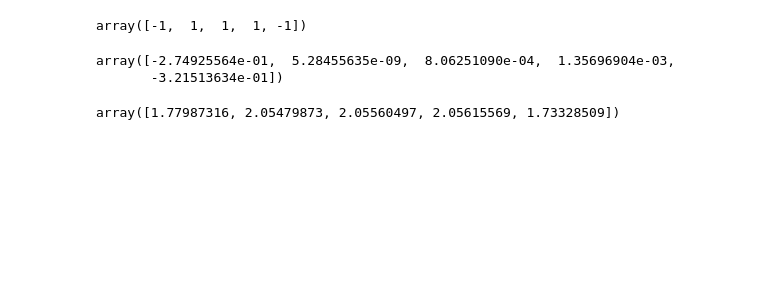
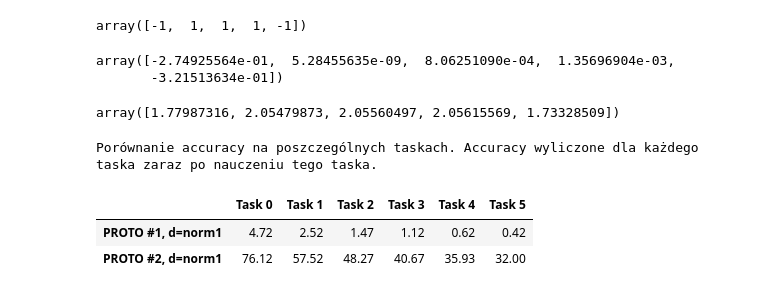
Before and after one commit to matstep0/FeCAM, a Jupyter notebook: chart.ipynb, the cells around one changed output. Drawn from its saved outputs; the diff is of its cells as text; code cells hidden in the pictures; blank space fills up the shorter version.

```diff
--- a/chart.ipynb
+++ b/chart.ipynb
@@ -281,3 +281,23 @@ array([-2.74925564e-01,  5.28455635e-09,  8.06251090e-04,  1.35696904e-03,
 clf.score_samples(X)
 # %% [output]
 array([1.77987316, 2.05479873, 2.05560497, 2.05615569, 1.73328509])
+# %%
+print('Porównanie accuracy na poszczególnych taskach. Accuracy wyliczone \
+dla każdego taska zaraz po nauczeniu tego taska.')
+
+pd.DataFrame(
+  [
+    [4.72, 2.52, 1.47, 1.12, 0.62, 0.42],
+    [76.12, 57.52, 48.27, 40.67, 35.93, 32.0]
+  ],
+  [
+    'PROTO #1, d=norm1',
+    'PROTO #2, d=norm1'
+  ],
+  ['Task 0', 'Task 1', 'Task 2', 'Task 3', 'Task 4', 'Task 5']
+)
+# %% [output]
+Porównanie accuracy na poszczególnych taskach. Accuracy wyliczone dla każdego taska zaraz po nauczeniu tego taska.
+|  | Task 0 | Task 1 | Task 2 | Task 3 | Task 4 | Task 5 |
+| PROTO #1, d=norm1 | 4.72 | 2.52 | 1.47 | 1.12 | 0.62 | 0.42 |
+| PROTO #2, d=norm1 | 76.12 | 57.52 | 48.27 | 40.67 | 35.93 | 32.00 |
```
Also changed, not shown: parts of 1 cell of this notebook, 15 other files.
